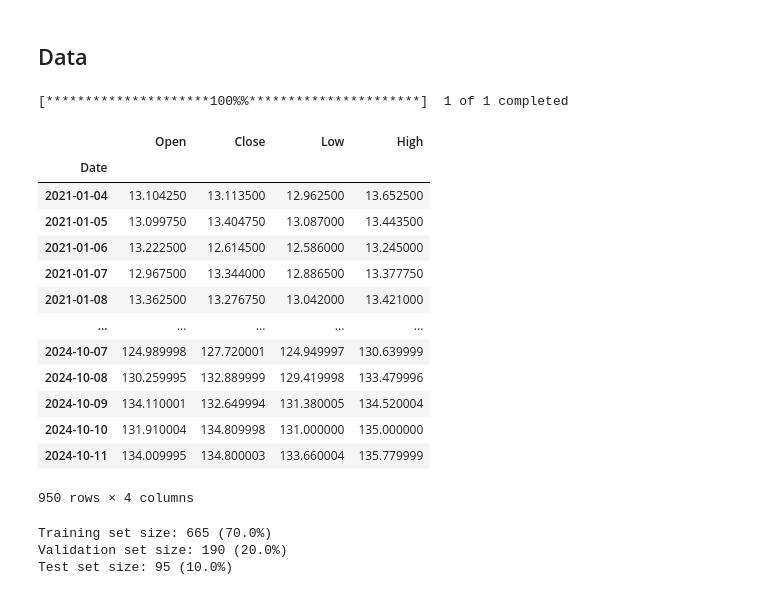
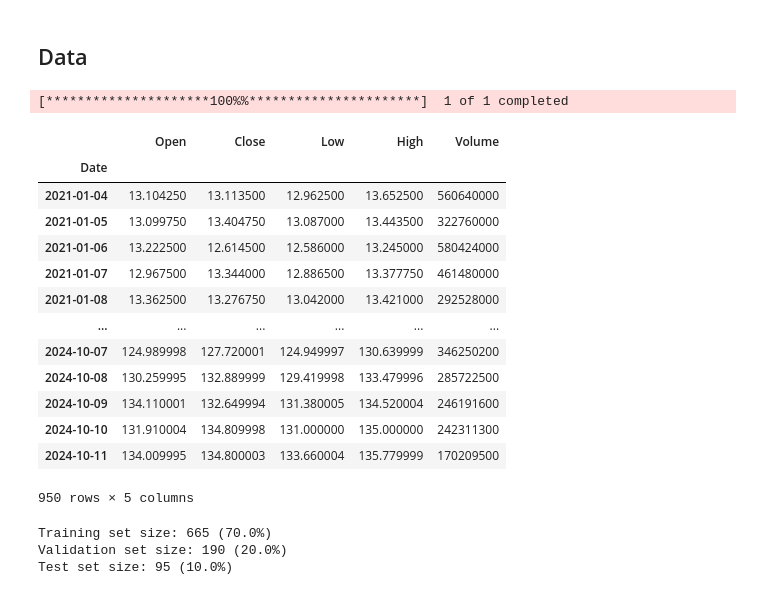
Before and after one commit to rvive/DeepLearning_for_CV, a Jupyter notebook: RNNs/lstm.ipynb, the cells around one changed output. Drawn from its saved outputs; the diff is of its cells as text; code cells hidden in the pictures.

```diff
--- a/RNNs/lstm.ipynb
+++ b/RNNs/lstm.ipynb
@@ -13,27 +13,27 @@ from sklearn.preprocessing import StandardScaler, MinMaxScaler
 # %%
 # Descargar datos históricos para Apple (AAPL)
 ticker = 'NVDA'
 data = yf.download(ticker, start='2021-01-01', end='2024-10-13')
 
 # Preparación de la serie temporal
-df = data[['Open', 'Close', 'Low', 'High']]
+df = data[['Open', 'Close', 'Low', 'High', 'Volume']]
 df
 # %% [output]
 [*********************100%%**********************]  1 of 1 completed
-|  | Open | Close | Low | High |
-| Date |  |  |  |  |
-| 2021-01-04 | 13.104250 | 13.113500 | 12.962500 | 13.652500 |
-| 2021-01-05 | 13.099750 | 13.404750 | 13.087000 | 13.443500 |
-| 2021-01-06 | 13.222500 | 12.614500 | 12.586000 | 13.245000 |
-| 2021-01-07 | 12.967500 | 13.344000 | 12.886500 | 13.377750 |
-| 2021-01-08 | 13.362500 | 13.276750 | 13.042000 | 13.421000 |
-| ... | ... | ... | ... | ... |
-| 2024-10-07 | 124.989998 | 127.720001 | 124.949997 | 130.639999 |
-| 2024-10-08 | 130.259995 | 132.889999 | 129.419998 | 133.479996 |
-| 2024-10-09 | 134.110001 | 132.649994 | 131.380005 | 134.520004 |
-| 2024-10-10 | 131.910004 | 134.809998 | 131.000000 | 135.000000 |
-| 2024-10-11 | 134.009995 | 134.800003 | 133.660004 | 135.779999 |
+|  | Open | Close | Low | High | Volume |
+| Date |  |  |  |  |  |
+| 2021-01-04 | 13.104250 | 13.113500 | 12.962500 | 13.652500 | 560640000 |
+| 2021-01-05 | 13.099750 | 13.404750 | 13.087000 | 13.443500 | 322760000 |
+| 2021-01-06 | 13.222500 | 12.614500 | 12.586000 | 13.245000 | 580424000 |
+| 2021-01-07 | 12.967500 | 13.344000 | 12.886500 | 13.377750 | 461480000 |
+| 2021-01-08 | 13.362500 | 13.276750 | 13.042000 | 13.421000 | 292528000 |
+| ... | ... | ... | ... | ... | ... |
+| 2024-10-07 | 124.989998 | 127.720001 | 124.949997 | 130.639999 | 346250200 |
+| 2024-10-08 | 130.259995 | 132.889999 | 129.419998 | 133.479996 | 285722500 |
+| 2024-10-09 | 134.110001 | 132.649994 | 131.380005 | 134.520004 | 246191600 |
+| 2024-10-10 | 131.910004 | 134.809998 | 131.000000 | 135.000000 | 242311300 |
+| 2024-10-11 | 134.009995 | 134.800003 | 133.660004 | 135.779999 | 170209500 |
-950 rows × 4 columns
+950 rows × 5 columns
 # %%
 closeData = df.Close.values.astype('float32')
 
```
Also changed, not shown: parts of 37 cells of this notebook.
